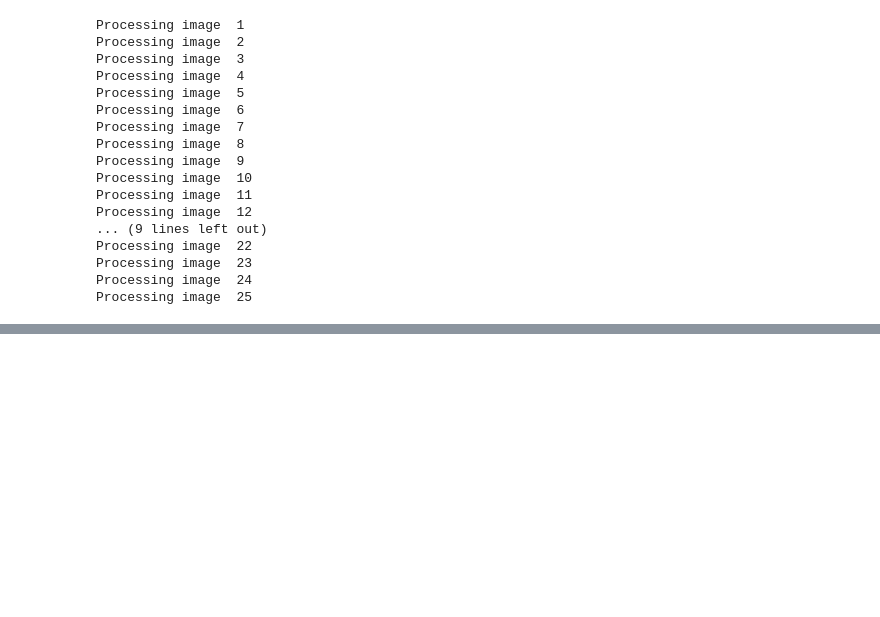
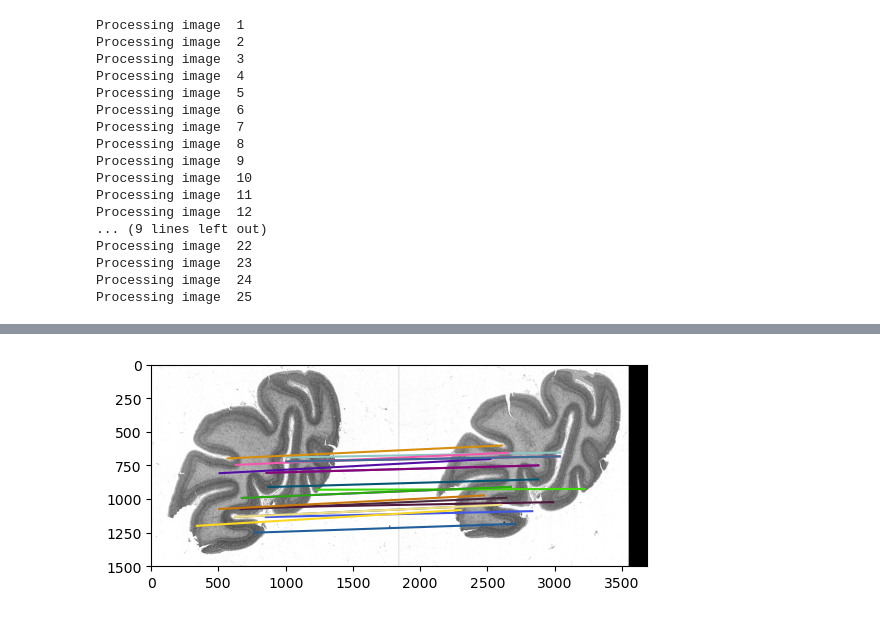
Before and after one commit to SAutum/ai-ds, a Jupyter notebook: cv/hongli/project1/project1.ipynb, the cells around one changed output, grey strips where cells are left out. Cells and saved outputs as stored; diff of their text form; code cells hidden in the pictures; blank space fills up the shorter version.

```diff
--- a/cv/hongli/project1/project1.ipynb
+++ b/cv/hongli/project1/project1.ipynb
@@ -324,3 +333,11 @@ Processing image  25
+# %%
+# plot matches of the first image and the 23rd image
+fig, ax = plt.subplots(nrows=1, ncols=1)
+matches = match_feature(descriptors[0], descriptors[23], max_ratio=0.6, cross_check=True)
+matches_remove = ransac(keypoints[0], keypoints[23], matches, p = 0.3, P = 0.999)
+plot_matches(ax, images[0], images[23], keypoints[0], keypoints[23], matches_remove, only_matches=True)
+# %% [output]
+[figure, added]
 # %%
 ax = plt.subplot()
 for i in range(len(images_transformed)):
```
Also changed, not shown: parts of 7 cells of this notebook.
